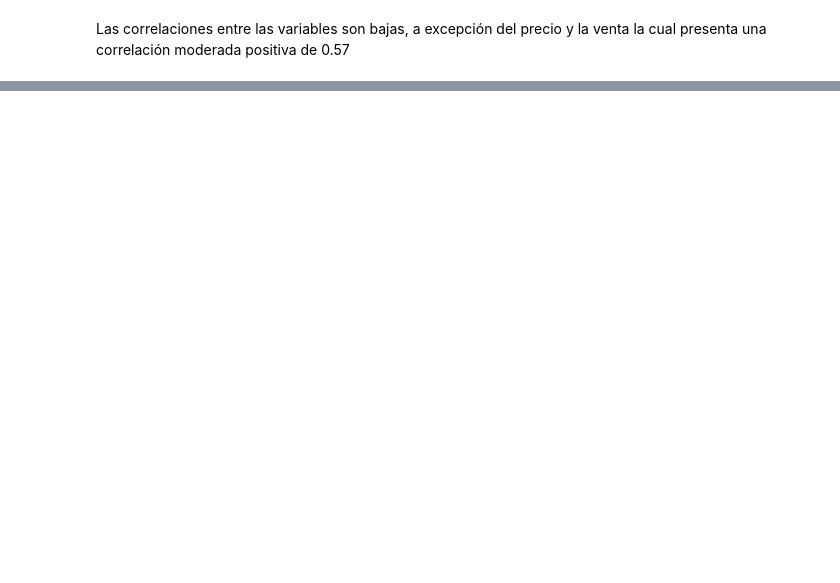
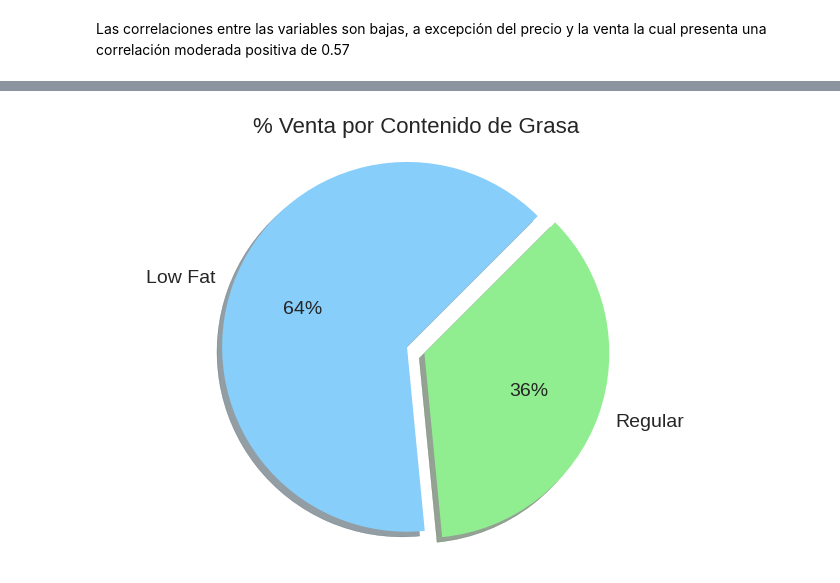
Before and after one commit to alejagaco/sales_predictions, a Jupyter notebook: Sales_Predictions.ipynb, the cells around one changed output, grey strips where cells are left out. Drawn from its saved outputs; the diff is of its cells as text; code cells hidden in the pictures; blank space fills up the shorter version.

```diff
--- a/Sales_Predictions.ipynb
+++ b/Sales_Predictions.ipynb
@@ -403,0 +445,22 @@ Las correlaciones entre las variables son bajas, a excepción del precio y la ve
+# %%
+venta_fat = df.groupby('Item_Fat_Content')[['Item_Outlet_Sales']].sum().reset_index()
+ventaf = venta_fat['Item_Outlet_Sales']
+fat = venta_fat['Item_Fat_Content']
+# %%
+fig = plt.figure(dpi=100)
+ax = fig.add_subplot(1,1,1)
+
+explotar=[0,0.1]
+colores = ['lightskyblue','lightgreen']
+
+def absolute_value(val):
+  a = np.round(val,1)
+  return a
+
+ax.pie(ventaf, labels=fat, explode=explotar, shadow=True, startangle=45, autopct='%.0f%%', colors= colores, textprops={'fontsize': 14})
+ax.set_title('% Venta por Contenido de Grasa',fontsize=16)
+ax.axis("equal") ;
+
+plt.show();
+# %% [output]
+[figure, added]
```
Also changed, not shown: parts of 5 cells of this notebook.
